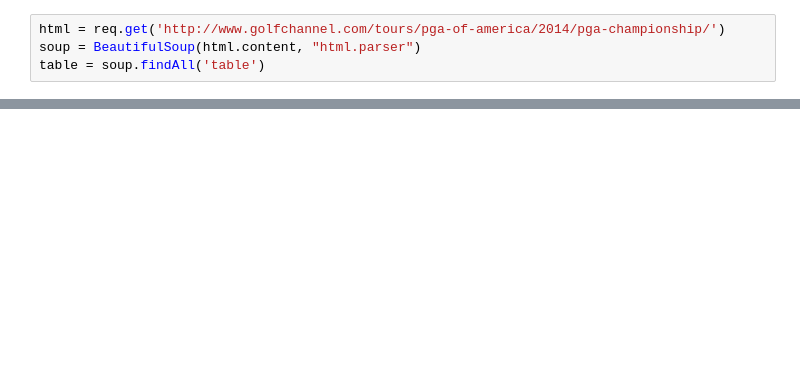
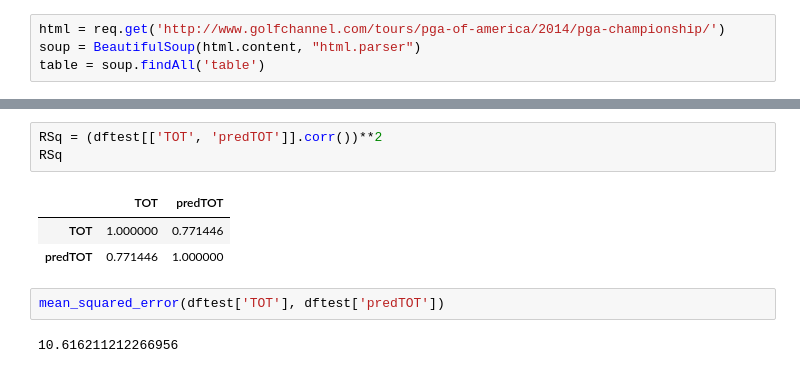
Before and after one commit to ryancjepsen/learning, a Jupyter notebook: pga championship.ipynb, the cells around one changed output, grey strips where cells are left out. Cells and saved outputs as stored; diff of their text form; blank space fills up the shorter version.

```diff
--- a/pga championship.ipynb
+++ b/pga championship.ipynb
@@ -80,0 +177,11 @@ name.strip().encode()
+# %%
+RSq = (dftest[['TOT', 'predTOT']].corr())**2
+RSq
+# %% [output]
+|  | TOT | predTOT |
+| TOT | 1.000000 | 0.771446 |
+| predTOT | 0.771446 | 1.000000 |
+# %%
+mean_squared_error(dftest['TOT'], dftest['predTOT'])
+# %% [output]
+10.616211212266956
```
Also changed, not shown: parts of 24 cells of this notebook.
